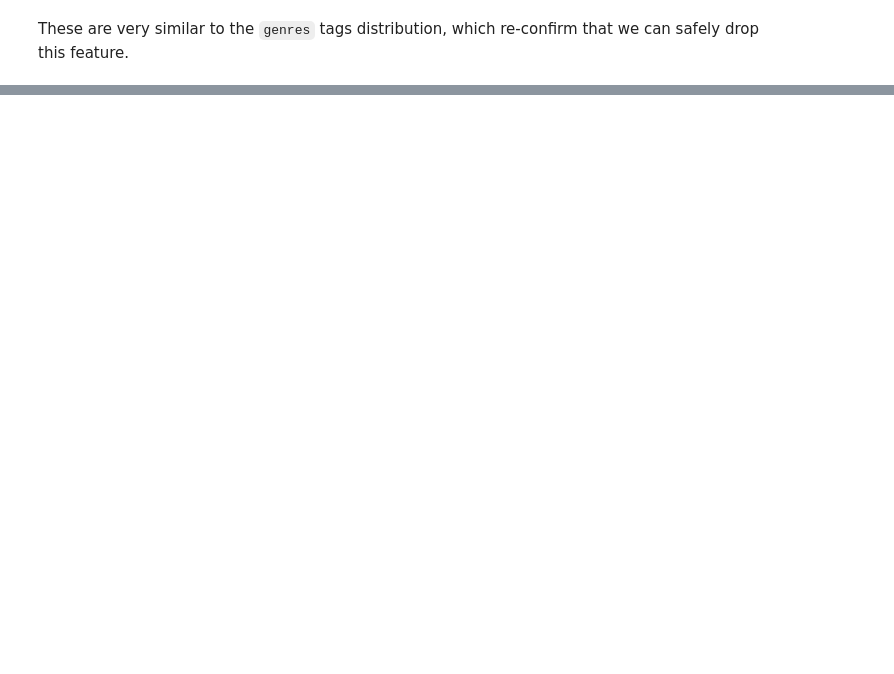
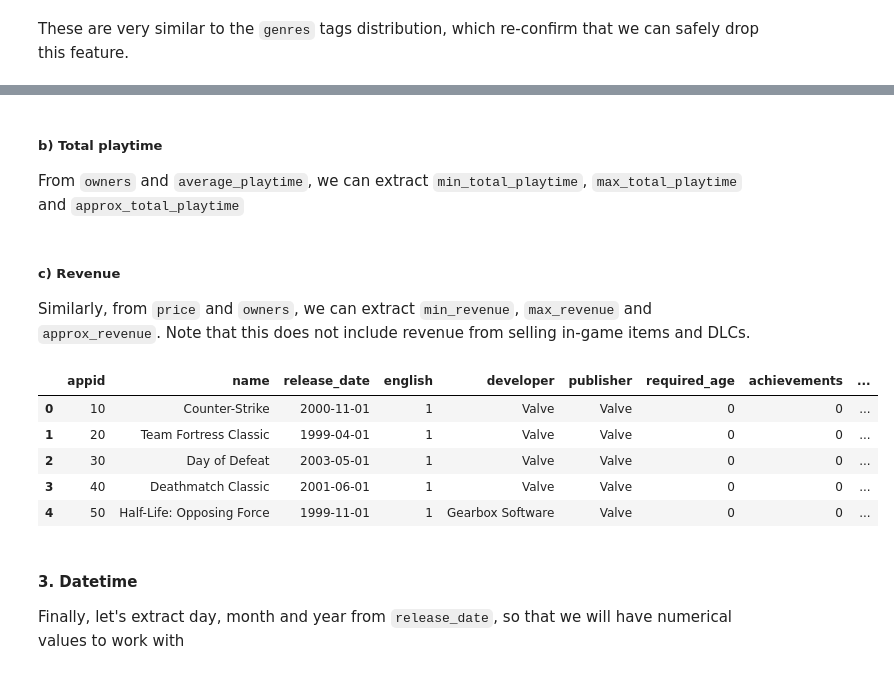
Before and after one commit to minhtuan2000/data-science-blog-post, a Jupyter notebook: data_cleaning.ipynb, the cells around one changed output, grey strips where cells are left out. Cells and saved outputs as stored; diff of their text form; code cells hidden in the pictures; blank space fills up the shorter version.

```diff
--- a/data_cleaning.ipynb
+++ b/data_cleaning.ipynb
@@ -253,0 +264,32 @@ These are very similar to the `genres` tags distribution, which re-confirm that
+# %%
+df["min_owners"] = owners_range[0].astype(int)
+df["max_owners"] = owners_range[1].astype(int)
+df["approx_owners"] = (df["min_owners"] + df["max_owners"]) / 2
+# %%
+df = df.drop(columns="owners")
+# %% [markdown]
+##### b) Total playtime
+From `owners` and `average_playtime`, we can extract `min_total_playtime`, `max_total_playtime` and `approx_total_playtime`
+# %%
+df["min_total_playtime"] = df["min_owners"] * df["average_playtime"]
+df["max_total_playtime"] = df["max_owners"] * df["average_playtime"]
+df["approx_total_playtime"] = df["approx_owners"] * df["average_playtime"]
+# %% [markdown]
+##### c) Revenue
+Similarly, from `price` and `owners`, we can extract `min_revenue`, `max_revenue` and `approx_revenue`. Note that this does not include revenue from selling in-game items and DLCs.
+# %%
+df["min_revenue"] = df["min_owners"] * df["price"]
+df["max_revenue"] = df["max_owners"] * df["price"]
+df["approx_revenue"] = df["approx_owners"] * df["price"]
+# %%
+df.head()
+# %% [output]
+|  | appid | name | release_date | english | developer | publisher | required_age | achievements | ... |
+| 0 | 10 | Counter-Strike | 2000-11-01 | 1 | Valve | Valve | 0 | 0 | ... |
+| 1 | 20 | Team Fortress Classic | 1999-04-01 | 1 | Valve | Valve | 0 | 0 | ... |
+| 2 | 30 | Day of Defeat | 2003-05-01 | 1 | Valve | Valve | 0 | 0 | ... |
+| 3 | 40 | Deathmatch Classic | 2001-06-01 | 1 | Valve | Valve | 0 | 0 | ... |
+| 4 | 50 | Half-Life: Opposing Force | 1999-11-01 | 1 | Gearbox Software | Valve | 0 | 0 | ... |
+# %% [markdown]
+#### 3. Datetime
+Finally, let's extract day, month and year from `release_date`, so that we will have numerical values to work with
```
Also changed, not shown: parts of 15 cells of this notebook, 14 other files.
